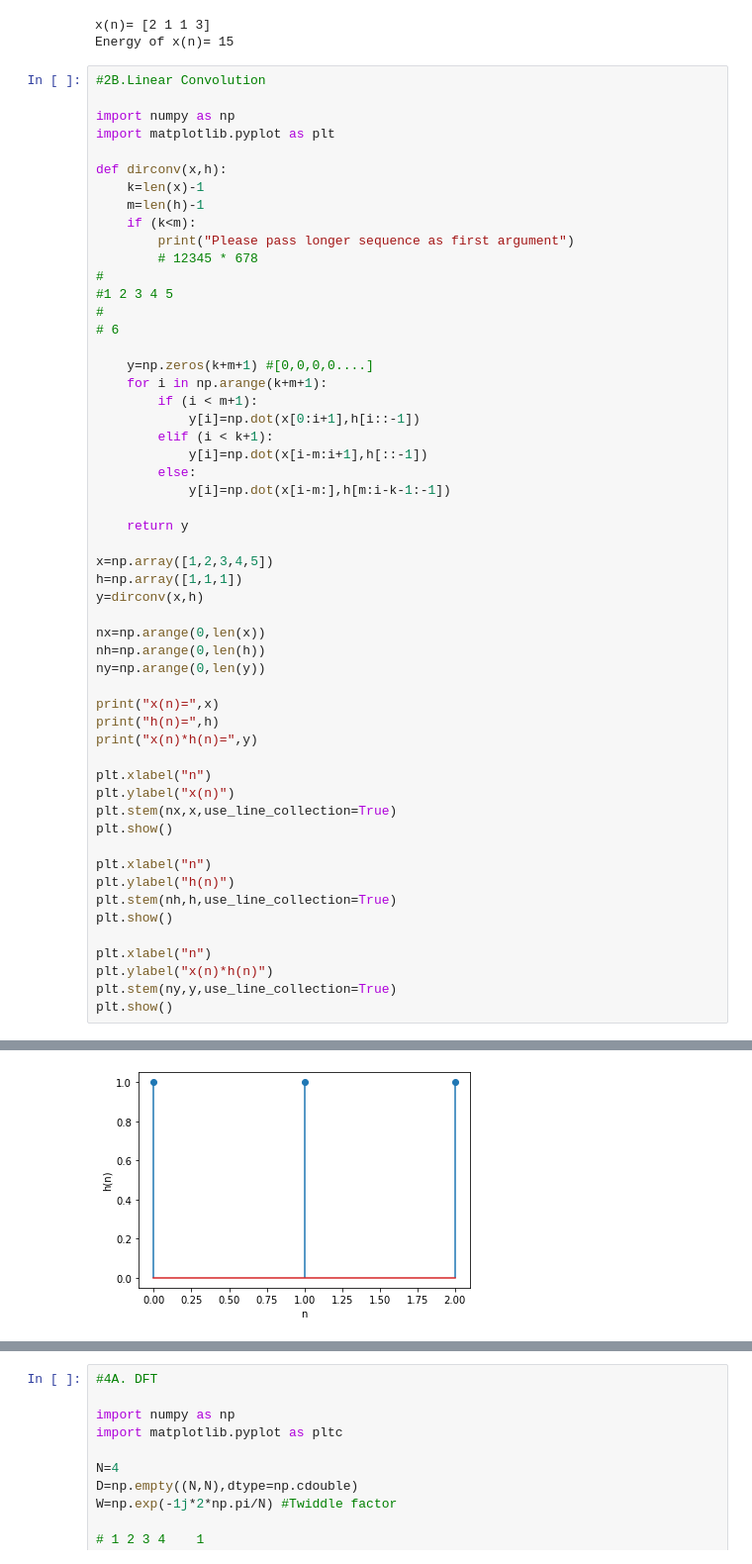
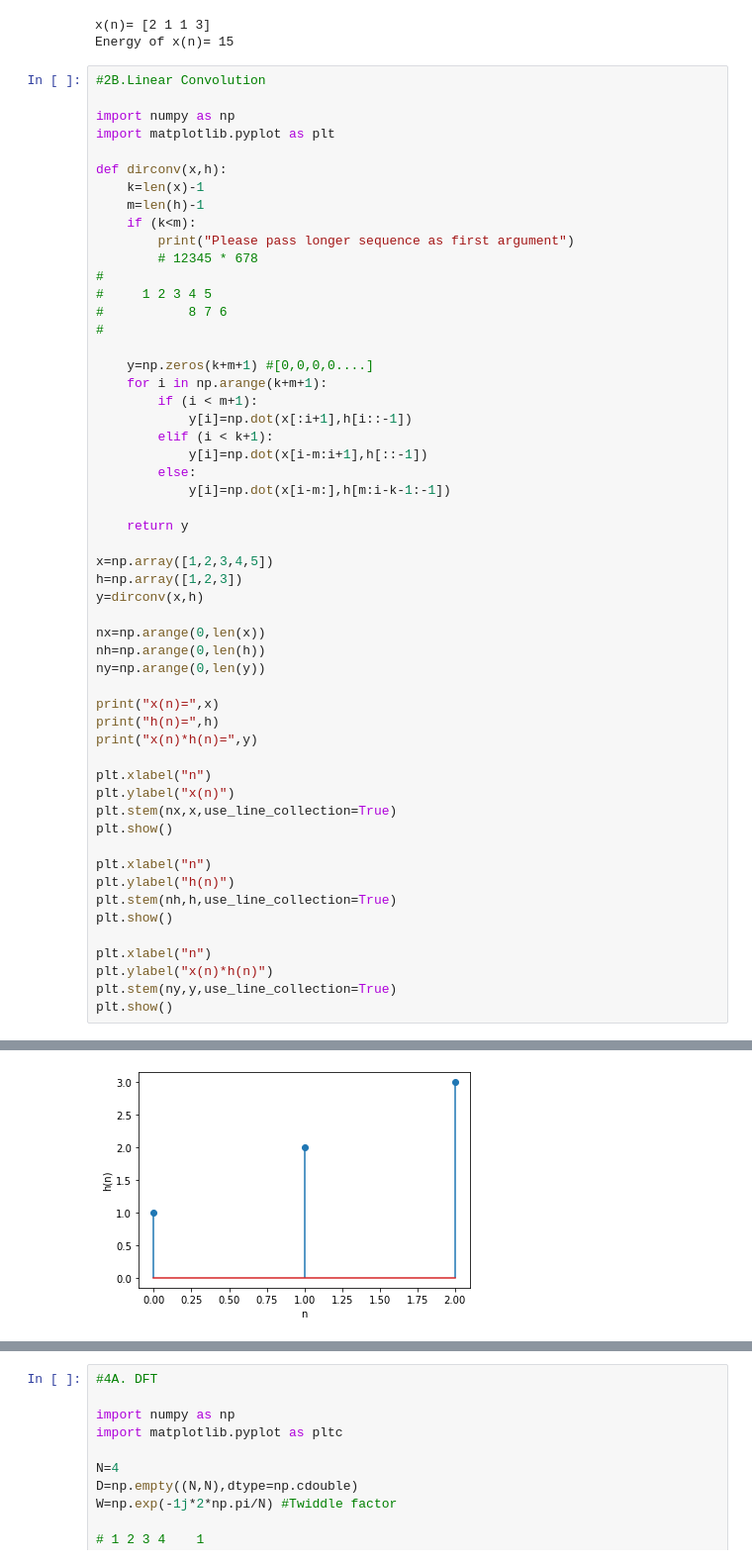
Before and after one commit to aloysiousBenoy/dsp-lab, a Jupyter notebook: dsp-naz-2.ipynb, the cells around one changed output, grey strips where cells are left out. Shown at 99% size. Drawn from its saved outputs; the diff is of its cells as text.

```diff
--- a/dsp-naz-2.ipynb
+++ b/dsp-naz-2.ipynb
@@ -24,14 +24,14 @@ def dirconv(x,h):
         print("Please pass longer sequence as first argument")
         # 12345 * 678
 #
-#1 2 3 4 5
+#     1 2 3 4 5
+#           8 7 6
 #
-# 6
 
     y=np.zeros(k+m+1) #[0,0,0,0....]
     for i in np.arange(k+m+1):
         if (i < m+1):
-            y[i]=np.dot(x[0:i+1],h[i::-1])
+            y[i]=np.dot(x[:i+1],h[i::-1])
         elif (i < k+1):
             y[i]=np.dot(x[i-m:i+1],h[::-1])
         else:
@@ -40,7 +40,7 @@ def dirconv(x,h):
     return y
 
 x=np.array([1,2,3,4,5])
-h=np.array([1,1,1])
+h=np.array([1,2,3])
 y=dirconv(x,h)
 
 nx=np.arange(0,len(x))
@@ -72,2 +72,2 @@ x(n)*h(n)= [ 1.  3.  6.  9. 12.  9.  5.]
 [figure]
-[figure, old version]
+[figure, new version]
```
Also changed, not shown: parts of 2 cells of this notebook, 2 other files.
